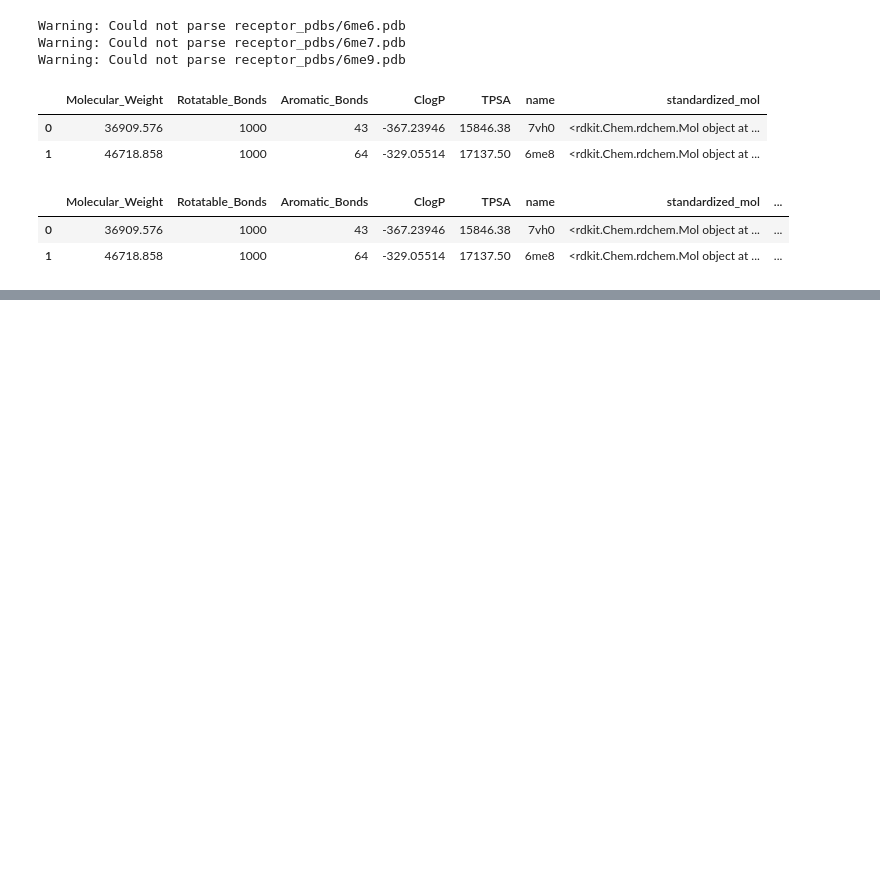
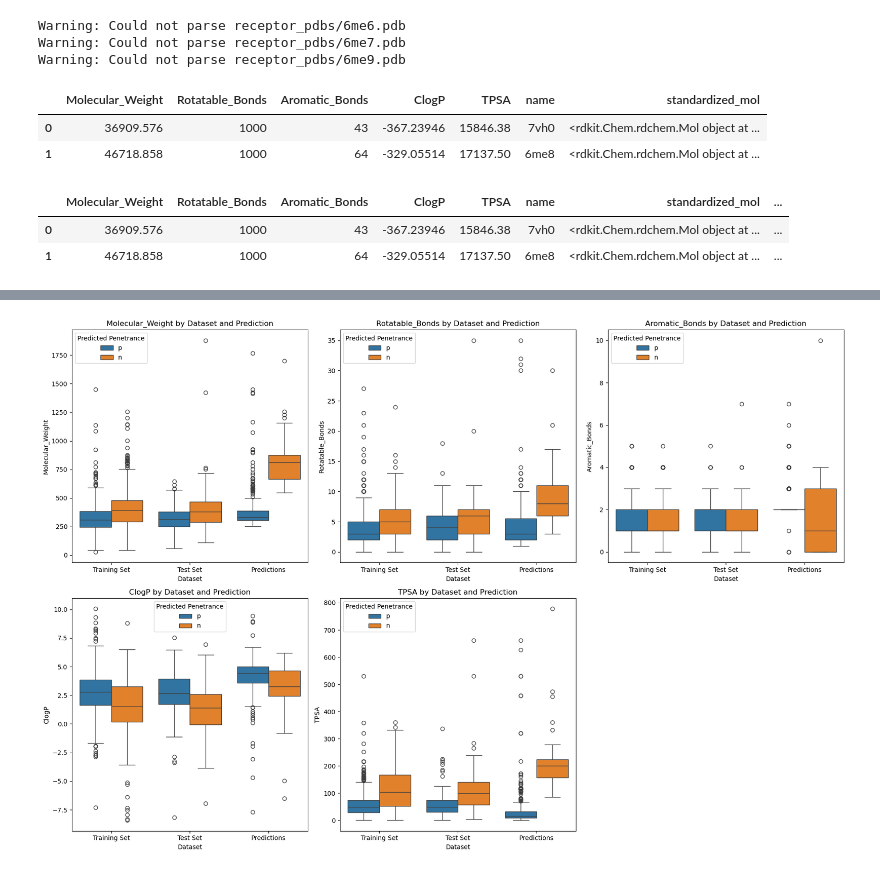
Before and after one commit to Steve-Cheney/Cheminformatics, a Jupyter notebook: rbif-110-a8/a8.ipynb, the cells around one changed output, grey strips where cells are left out. Drawn from its saved outputs; the diff is of its cells as text; code cells hidden in the pictures; blank space fills up the shorter version.

```diff
--- a/rbif-110-a8/a8.ipynb
+++ b/rbif-110-a8/a8.ipynb
@@ -581,0 +607,10 @@ pdb_molecule_df.head()
+# %%
+# Predict penetration for Week 7 data
+X_week7 = week7[features]
+week7["predicted_p_np"] = le.inverse_transform(clf.predict(X_week7))
+
+week7.to_csv("pdb_penetration_predictions_week_7.csv", index=False)
+
+print("Predicted penetration:",len(week7[week7["predicted_p_np"] == "p"]))
+print("Predicted no pen:",len(week7[week7["predicted_p_np"] == "n"]))
+week7.head()
@@ -581,0 +626,30 @@ pdb_molecule_df.head()
+# %%
+week7["Dataset"] = "Predictions"
+final_test_train_df["Dataset"] = final_test_train_df["set_label"].replace(
+    {"train": "Training Set", "test": "Test Set"}
+)
+
+# Rename p_np to predicted_p_np in final_test_train_df for consistency and comparison
+final_test_train_df = final_test_train_df.rename(columns={"p_np": "predicted_p_np"})
+
+comparison_df = pd.concat([final_test_train_df, week7], ignore_index=True)
+properties = ["Molecular_Weight", "Rotatable_Bonds", "Aromatic_Bonds", "ClogP", "TPSA"]
+
+fig, axes = plt.subplots(nrows=2, ncols=3, figsize=(18, 12))
+axes = axes.flatten()
+
+for i, col in enumerate(properties):
+    sns.boxplot(data=comparison_df, x="Dataset", y=col, hue="predicted_p_np", ax=axes[i])
+    axes[i].set_title(f"{col} by Dataset and Prediction")
+    axes[i].set_xlabel("Dataset")
+    axes[i].set_ylabel(col)
+    axes[i].legend(title="Predicted Penetrance")
+
+# Remove empty plot
+for j in range(i + 1, len(axes)):
+    fig.delaxes(axes[j])
+
+plt.tight_layout()
+plt.show()
+# %% [output]
+[figure, added]
```
Also changed, not shown: parts of 9 cells of this notebook, 6 other files.
